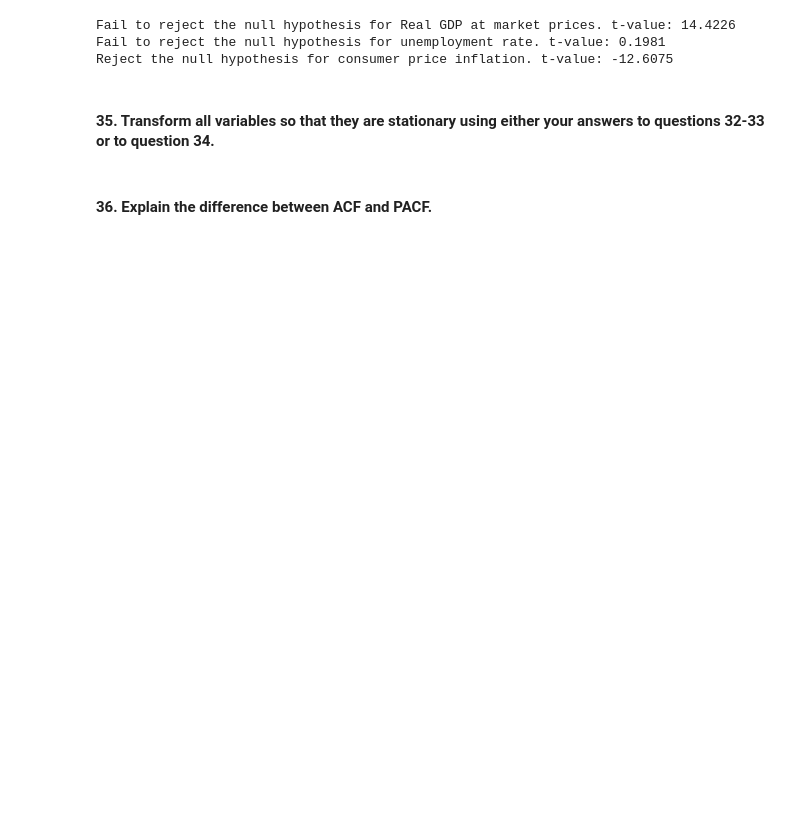
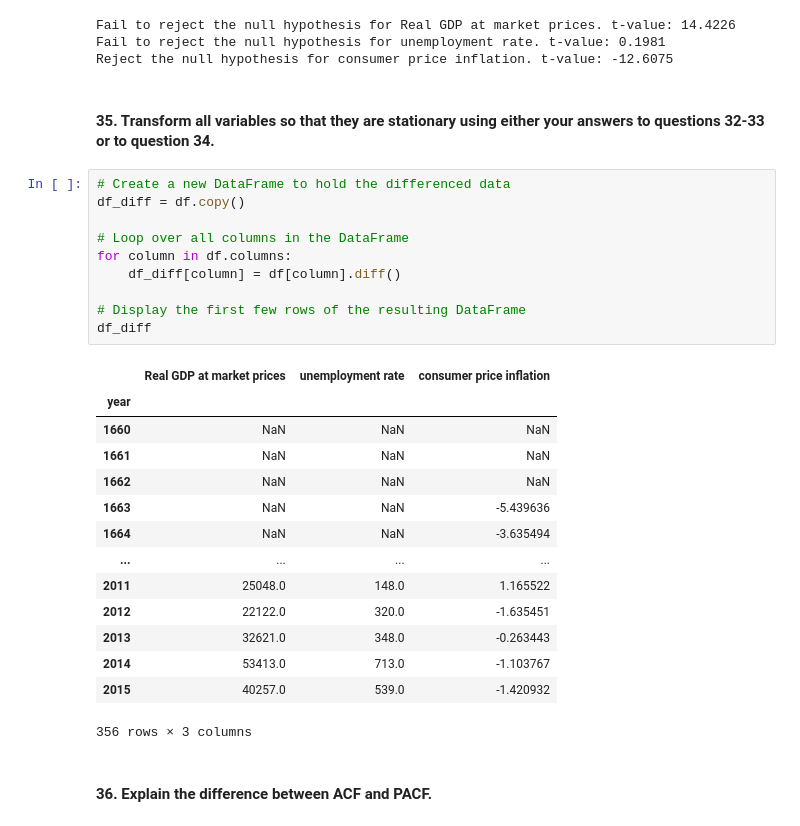
Before and after one commit to vinibalvarenga/MODS202, a Jupyter notebook: final_project.ipynb, the cells around one changed output. Drawn from its saved outputs; the diff is of its cells as text; blank space fills up the shorter version.

```diff
--- a/final_project.ipynb
+++ b/final_project.ipynb
@@ -1149,5 +1151,30 @@ Fail to reject the null hypothesis for unemployment rate. t-value: 0.1981
 Reject the null hypothesis for consumer price inflation. t-value: -12.6075
 # %% [markdown]
 #### 35. Transform all variables so that they are stationary using either your answers to questions 32-33 or to question 34.
+# %%
+# Create a new DataFrame to hold the differenced data
+df_diff = df.copy()
+
+# Loop over all columns in the DataFrame
+for column in df.columns:
+    df_diff[column] = df[column].diff()
+
+# Display the first few rows of the resulting DataFrame
+df_diff
+# %% [output]
+|  | Real GDP at market prices | unemployment rate | consumer price inflation |
+| year |  |  |  |
+| 1660 | NaN | NaN | NaN |
+| 1661 | NaN | NaN | NaN |
+| 1662 | NaN | NaN | NaN |
+| 1663 | NaN | NaN | -5.439636 |
+| 1664 | NaN | NaN | -3.635494 |
+| ... | ... | ... | ... |
+| 2011 | 25048.0 | 148.0 | 1.165522 |
+| 2012 | 22122.0 | 320.0 | -1.635451 |
+| 2013 | 32621.0 | 348.0 | -0.263443 |
+| 2014 | 53413.0 | 713.0 | -1.103767 |
+| 2015 | 40257.0 | 539.0 | -1.420932 |
+356 rows × 3 columns
 # %% [markdown]
 #### 36. Explain the difference between ACF and PACF.
```
Also changed, not shown: parts of 5 cells of this notebook.
